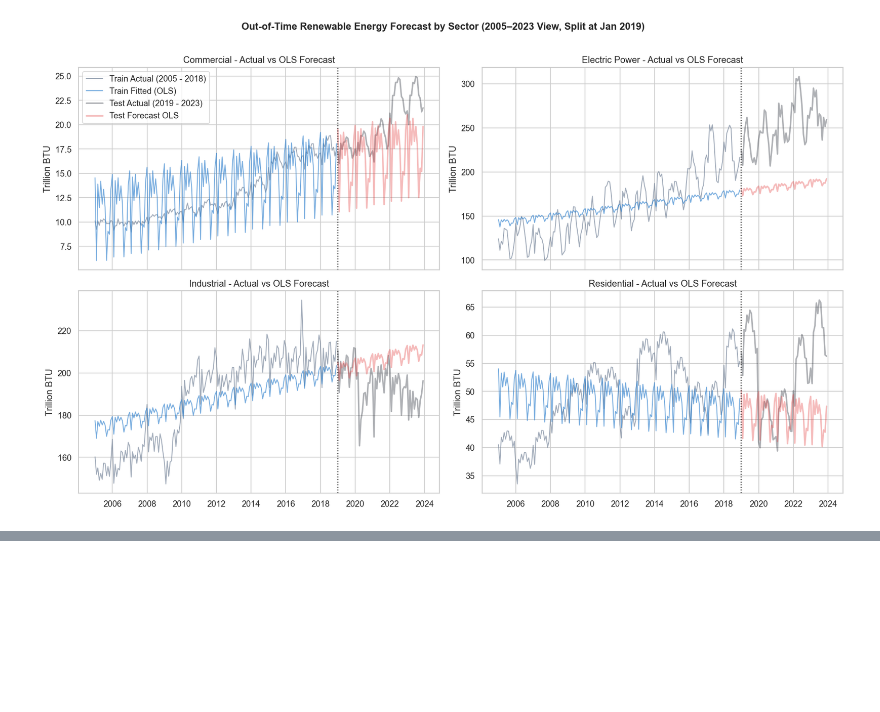
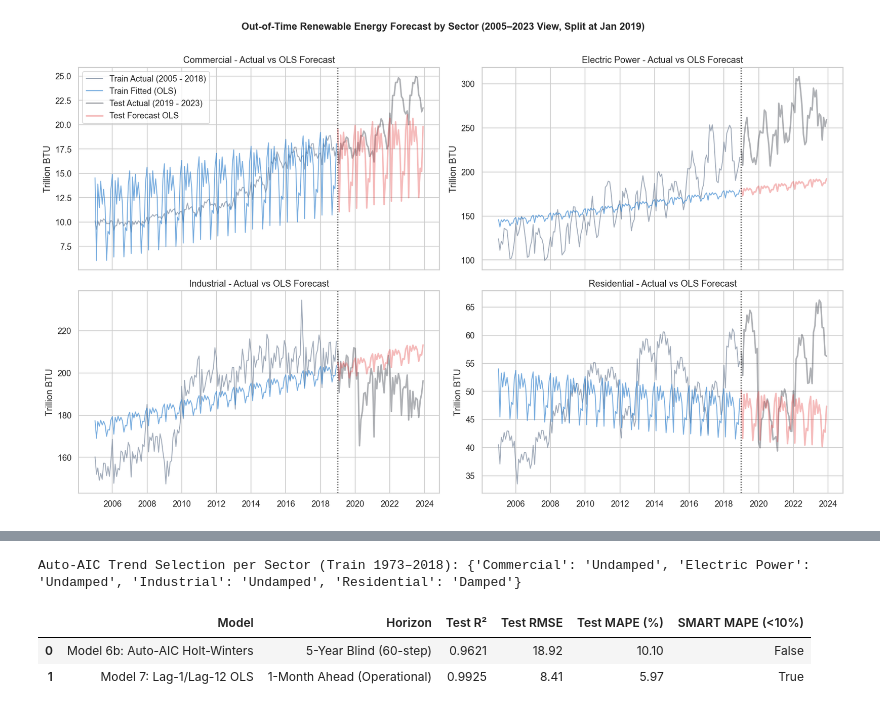
Before and after one commit to MichaelB232/41_IF-D_KataAnissaBebas, a Jupyter notebook: notebooks/04_modeling_and_evaluation.ipynb, the cells around one changed output, grey strips where cells are left out. Saved outputs shown, nothing was run; the diff lists cells and outputs as text; code cells hidden in the pictures; blank space fills up the shorter version.

```diff
--- a/notebooks/04_modeling_and_evaluation.ipynb
+++ b/notebooks/04_modeling_and_evaluation.ipynb
@@ -436,0 +602,80 @@ plt.show()
+# %%
+# 1. Model 6b: Auto-AIC Holt-Winters (select damped vs undamped strictly on Train AIC)
+pred_hw_aic = np.zeros(len(meta_test))
+chosen_specs = {}
+
+for sec in sorted(meta_train['Sector'].unique()):
+    tr_mask = (meta_train['Sector'] == sec).values
+    te_mask = (meta_test['Sector'] == sec).values
+    y_sec_tr = pd.Series(
+        meta_train.loc[tr_mask, 'Total Renewable Energy'].values,
+        index=pd.date_range('1973-01-01', periods=tr_mask.sum(), freq='MS')
+    )
+    candidates = {
+        damped: ExponentialSmoothing(
+            y_sec_tr, trend='add', damped_trend=damped,
+            seasonal='mul', seasonal_periods=12, initialization_method='estimated'
+        ).fit(optimized=True)
+        for damped in [False, True]
+    }
+    best_damped = min(candidates, key=lambda d: candidates[d].aic)
+    chosen_specs[sec] = 'Damped' if best_damped else 'Undamped'
+    pred_hw_aic[te_mask] = candidates[best_damped].forecast(steps=te_mask.sum()).values
+
+# 2. Model 7: 1-Month-Ahead Operational Regression (lag_1, lag_12, ma_12)
+df_lag = df_clean[['Year', 'Month', 'Sector', 'Total Renewable Energy']].sort_values(['Sector', 'Year', 'Month']).copy()
+df_lag['lag_1'] = df_lag.groupby('Sector')['Total Renewable Energy'].shift(1)
+df_lag['lag_12'] = df_lag.groupby('Sector')['Total Renewable Energy'].shift(12)
+df_lag['ma_12'] = df_lag.groupby('Sector')['Total Renewable Energy'].transform(lambda s: s.shift(1).rolling(12).mean())
+df_lag = df_lag.dropna().reset_index(drop=True)
+
+X_lag_all = pd.get_dummies(
+    df_lag[['lag_1', 'lag_12', 'ma_12', 'Sector', 'Month']],
+    columns=['Sector', 'Month'], drop_first=True, dtype=int
+)
+tr_idx = df_lag['Year'] <= 2018
+te_idx = df_lag['Year'] > 2018
+
+m7_lag = sm.OLS(df_lag.loc[tr_idx, 'Total Renewable Energy'], sm.add_constant(X_lag_all.loc[tr_idx], has_constant='add')).fit()
+pred_m7 = m7_lag.predict(sm.add_constant(X_lag_all.loc[te_idx], has_constant='add')).values
+y_m7_test = df_lag.loc[te_idx, 'Total Renewable Energy'].values
+
+# Compare results clearly separated by forecast horizon
+summary_6b = pd.DataFrame([
+    {
+        'Model': 'Model 6b: Auto-AIC Holt-Winters',
+        'Horizon': '5-Year Blind (60-step)',
+        'Test R²': round(r2_score(y_test, pred_hw_aic), 4),
+        'Test RMSE': round(np.sqrt(mean_squared_error(y_test, pred_hw_aic)), 2),
+        'Test MAPE (%)': round(np.mean(np.abs((y_test - pred_hw_aic) / y_test)) * 100, 2),
+        'SMART MAPE (<10%)': (np.mean(np.abs((y_test - pred_hw_aic) / y_test)) * 100) < 10.0,
+    },
+    {
+        'Model': 'Model 7: Lag-1/Lag-12 OLS',
+        'Horizon': '1-Month Ahead (Operational)',
+        'Test R²': round(r2_score(y_m7_test, pred_m7), 4),
+        'Test RMSE': round(np.sqrt(mean_squared_error(y_m7_test, pred_m7)), 2),
+        'Test MAPE (%)': round(np.mean(np.abs((y_m7_test - pred_m7) / y_m7_test)) * 100, 2),
+        'SMART MAPE (<10%)': (np.mean(np.abs((y_m7_test - pred_m7) / y_m7_test)) * 100) < 10.0,
+    }
+])
+
+print("Auto-AIC Trend Selection per Sector (Train 1973–2018):", chosen_specs)
+display(summary_6b)
+
+# Per-sector MAPE for Model 6b & Model 7
+sec_6b = []
+for sec in sorted(meta_test['Sector'].unique()):
+    m_te = (meta_test['Sector'] == sec).values
+    m_lag = (df_lag.loc[te_idx, 'Sector'] == sec).values
+    sec_6b.append({
+        'Sector': sec,
+        'M6b Auto-AIC HW MAPE (%)': round(np.mean(np.abs((y_test[m_te] - pred_hw_aic[m_te]) / y_test[m_te])) * 100, 2),
+        'M7 1-Mo Lag OLS MAPE (%)': round(np.mean(np.abs((y_m7_test[m_lag] - pred_m7[m_lag]) / y_m7_test[m_lag])) * 100, 2),
+    })
+display(pd.DataFrame(sec_6b))
+# %% [output]
+Auto-AIC Trend Selection per Sector (Train 1973–2018): {'Commercial': 'Undamped', 'Electric Power': 'Undamped', 'Industrial': 'Undamped', 'Residential': 'Damped'}
+|  | Model | Horizon | Test R² | Test RMSE | Test MAPE (%) | SMART MAPE (<10%) |
+| 0 | Model 6b: Auto-AIC Holt-Winters | 5-Year Blind (60-step) | 0.9621 | 18.92 | 10.10 | False |
+| 1 | Model 7: Lag-1/Lag-12 OLS | 1-Month Ahead (Operational) | 0.9925 | 8.41 | 5.97 | True |
```
Also changed, not shown: parts of 8 cells of this notebook, 7 other files.
